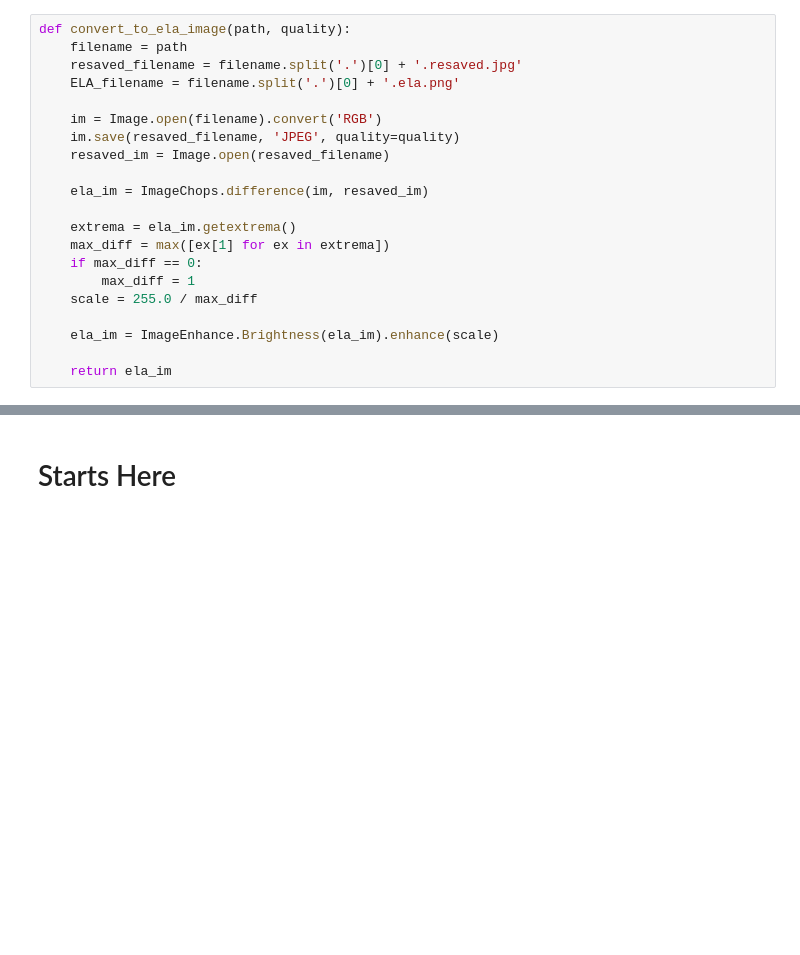
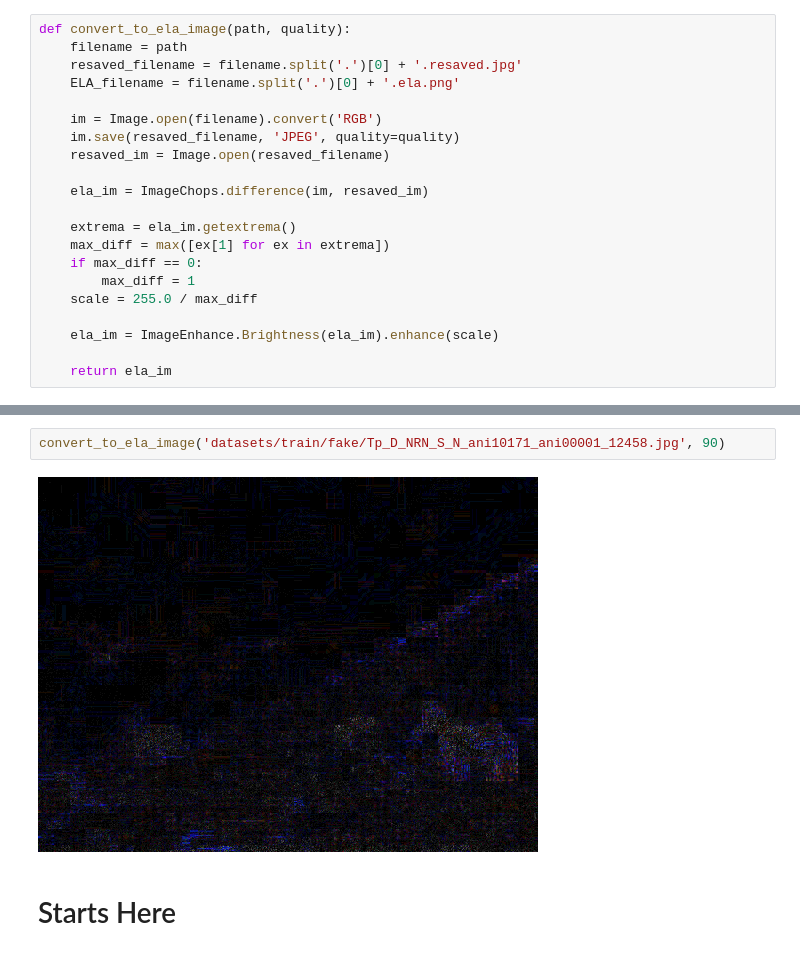
Before and after one commit to agusgun/FakeImageDetector, a Jupyter notebook: Fake Image Detector - ELA - 7 With Early Stopping.ipynb, the cells around one changed output, grey strips where cells are left out. Cells and saved outputs as stored; diff of their text form; blank space fills up the shorter version.

```diff
--- a/Fake Image Detector - ELA - 7 With Early Stopping.ipynb
+++ b/Fake Image Detector - ELA - 7 With Early Stopping.ipynb
@@ -55,3 +67,7 @@ def convert_to_ela_image(path, quality):
+# %%
+convert_to_ela_image('datasets/train/fake/Tp_D_NRN_S_N_ani10171_ani00001_12458.jpg', 90)
+# %% [output]
+[figure, added]
 # %% [markdown]
 # Starts Here
 # %%
```
Also changed, not shown: parts of 4 cells of this notebook, 10 other files.
